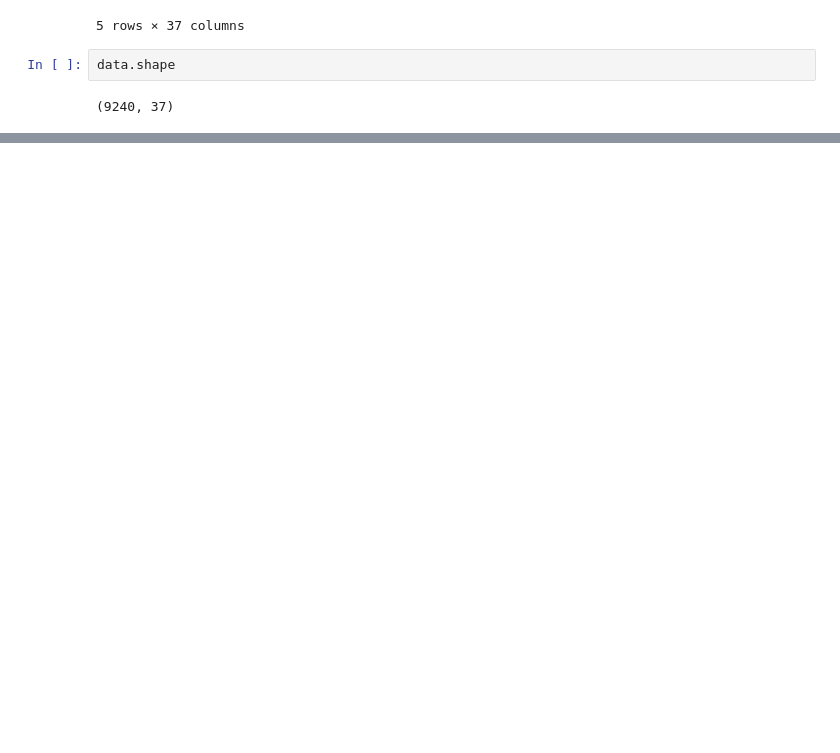
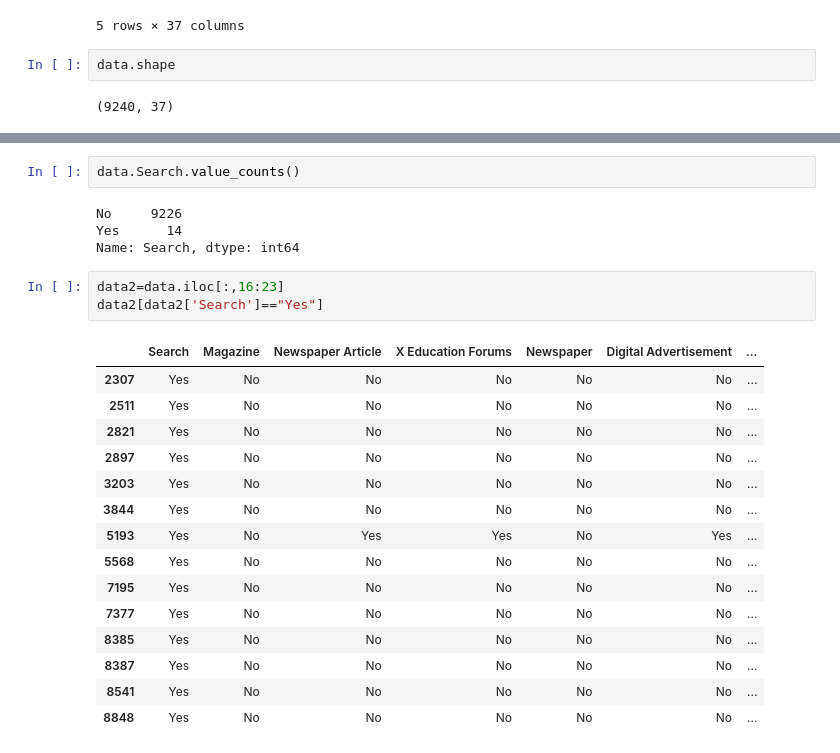
Before and after one commit to KuntamukkalaPavanKumar/Lead_Score_Case_Study, a Jupyter notebook: Lead_Score_Assignment_File_KPK_AC_SK.ipynb, the cells around one changed output, grey strips where cells are left out. Cells and saved outputs as stored; diff of their text form; blank space fills up the shorter version.

```diff
--- a/Lead_Score_Assignment_File_KPK_AC_SK.ipynb
+++ b/Lead_Score_Assignment_File_KPK_AC_SK.ipynb
@@ -41,0 +389,25 @@ Index(['Prospect ID', 'Lead Number', 'Lead Origin', 'Lead Source',
+# %%
+data.Search.value_counts()
+# %% [output]
+No     9226
+Yes      14
+Name: Search, dtype: int64
+# %%
+data2=data.iloc[:,16:23]
+data2[data2['Search']=="Yes"]
+# %% [output]
+|  | Search | Magazine | Newspaper Article | X Education Forums | Newspaper | Digital Advertisement | ... |
+| 2307 | Yes | No | No | No | No | No | ... |
+| 2511 | Yes | No | No | No | No | No | ... |
+| 2821 | Yes | No | No | No | No | No | ... |
+| 2897 | Yes | No | No | No | No | No | ... |
+| 3203 | Yes | No | No | No | No | No | ... |
+| 3844 | Yes | No | No | No | No | No | ... |
+| 5193 | Yes | No | Yes | Yes | No | Yes | ... |
+| 5568 | Yes | No | No | No | No | No | ... |
+| 7195 | Yes | No | No | No | No | No | ... |
+| 7377 | Yes | No | No | No | No | No | ... |
+| 8385 | Yes | No | No | No | No | No | ... |
+| 8387 | Yes | No | No | No | No | No | ... |
+| 8541 | Yes | No | No | No | No | No | ... |
+| 8848 | Yes | No | No | No | No | No | ... |
```
Also changed, not shown: parts of 38 cells of this notebook.
